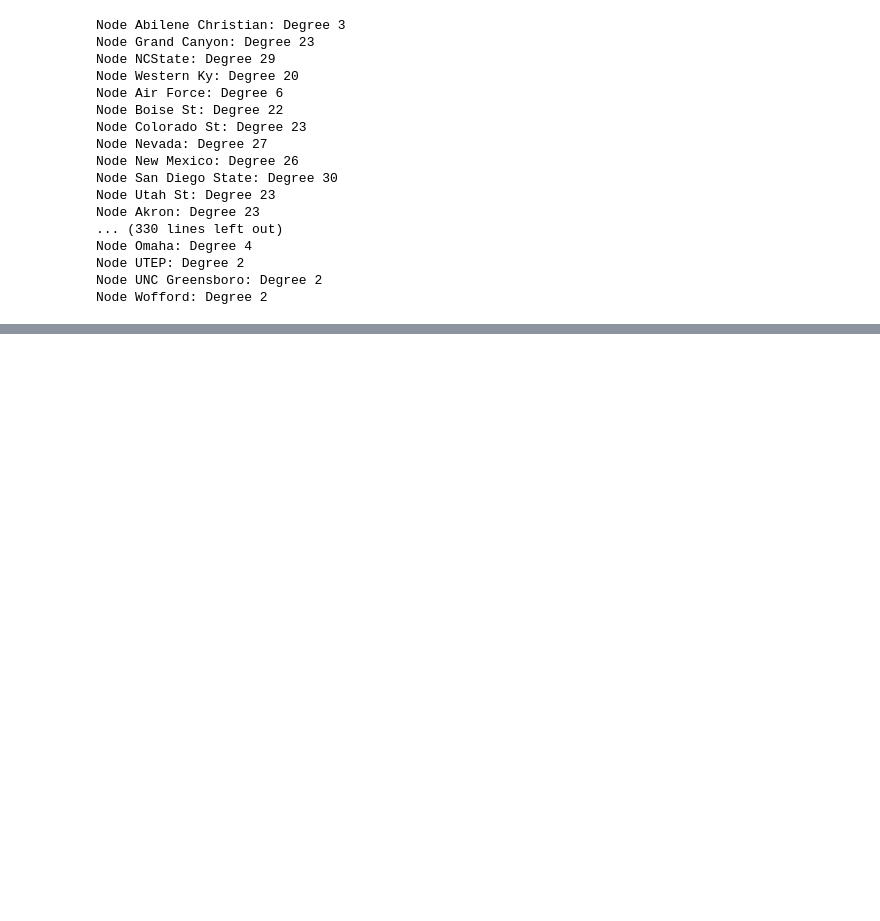
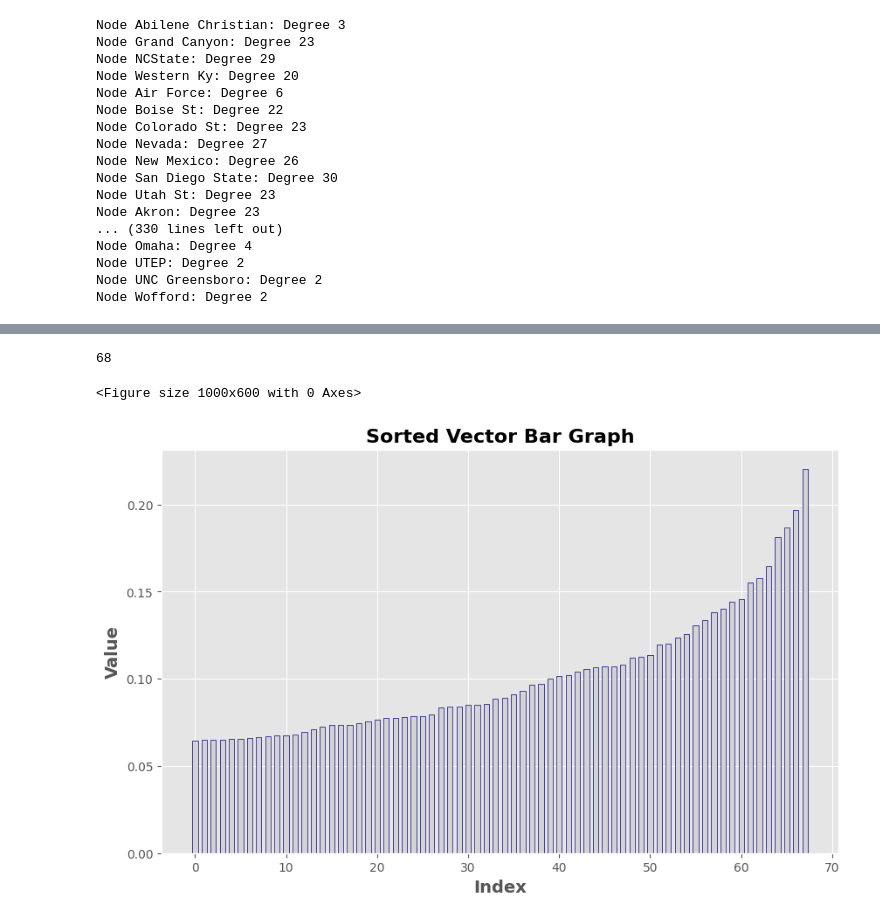
Before and after one commit to cbobowic/BMCM2024, a Jupyter notebook: data_analysis.ipynb, the cells around one changed output, grey strips where cells are left out. Saved outputs shown, nothing was run; the diff lists cells and outputs as text; code cells hidden in the pictures; blank space fills up the shorter version.

```diff
--- a/data_analysis.ipynb
+++ b/data_analysis.ipynb
@@ -171,0 +175,53 @@ plt.show()
+# %%
+plt.figure(figsize=(10,6))
+strengths = np.random.dirichlet(np.ones(341))
+strengths /= np.linalg.norm(strengths)
+
+sorted_vector = np.sort(strengths) # Plot as a bar graph
+
+sorted_vector = sorted_vector[-68:]
+
+print(len(sorted_vector))
+
+
+# Plot as a bar graph with enhancements
+plt.style.use('ggplot')  # Use a predefined style
+fig, ax = plt.subplots(figsize=(10, 6))  # Customize figure size
+
+# Create bar graph
+bars = ax.bar(range(len(sorted_vector)), sorted_vector, color='lightgray', edgecolor='blue', width=0.6)
+
+# Add labels and titles with custom fonts and sizes
+plt.xlabel('Index', fontsize=14, fontweight='bold')
+plt.ylabel('Value', fontsize=14, fontweight='bold')
+plt.title('Sorted Vector Bar Graph', fontsize=16, fontweight='bold')
+
+fig.patch.set_facecolor('white')
+# Add grid for better readability
+# plt.grid(True, linestyle='--', alpha=0.7)
+
+# # Add annotations to display the values on the bars
+# for bar in bars:
+#     height = bar.get_height()
+#     ax.annotate(f'{height}',
+#                 xy=(bar.get_x() + bar.get_width() / 2, height),
+#                 xytext=(0, 3),  # 3 points vertical offset
+#                 textcoords="offset points",
+#                 ha='center', va='bottom', fontsize=12, fontweight='bold')
+
+# Customize the bar width and edge color
+for bar in bars:
+    bar.set_linewidth(0.5)
+    bar.set_edgecolor('navy')
+
+# Display the bar graph
+plt.show()
+
+
+
+# plt.bar(range(len(sorted_vector[-68:])), sorted_vector[-68:])
+# plt.show()
+# %% [output]
+68
+<Figure size 1000x600 with 0 Axes>
+[figure, added]
```
Also changed, not shown: parts of 5 cells of this notebook, 5 other files.
